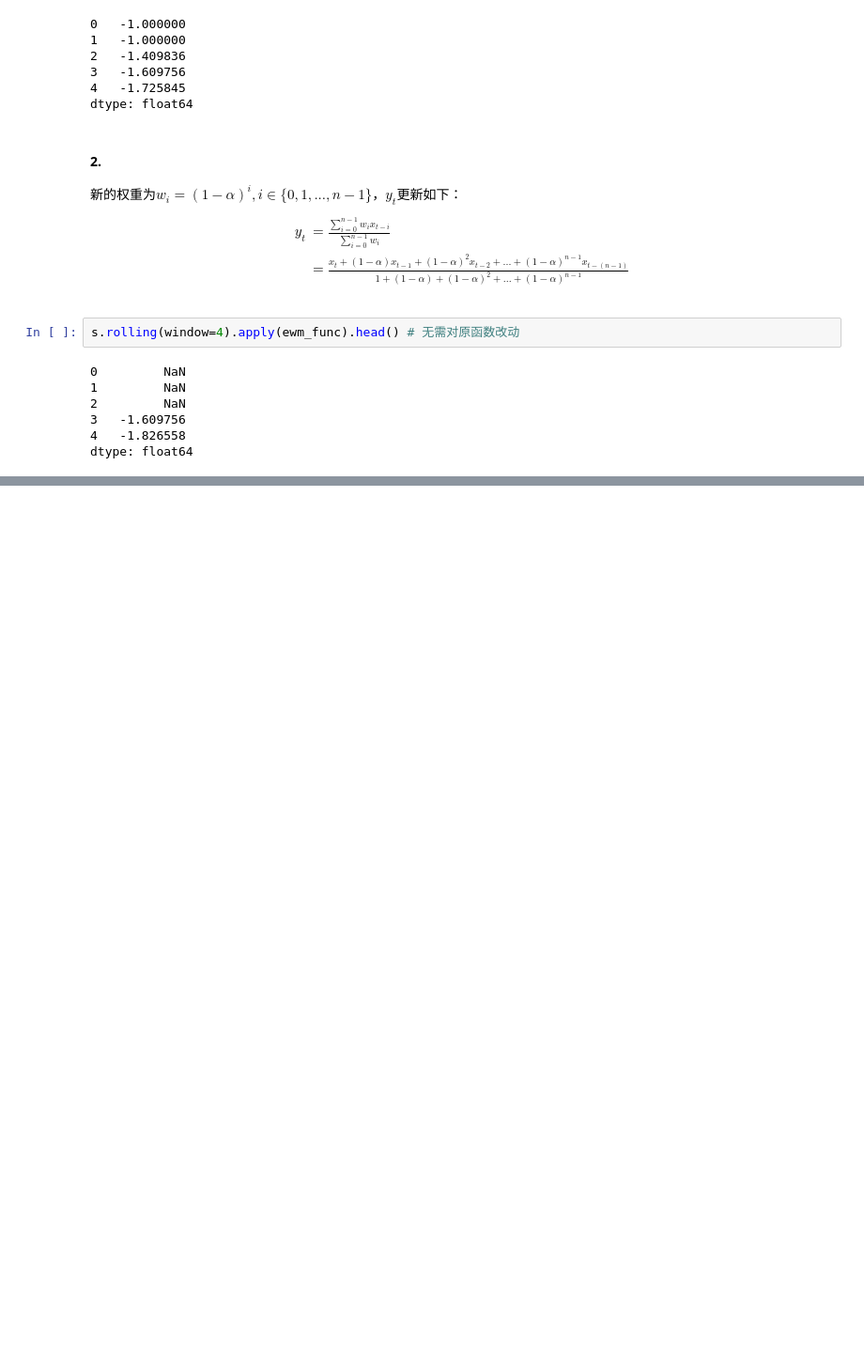
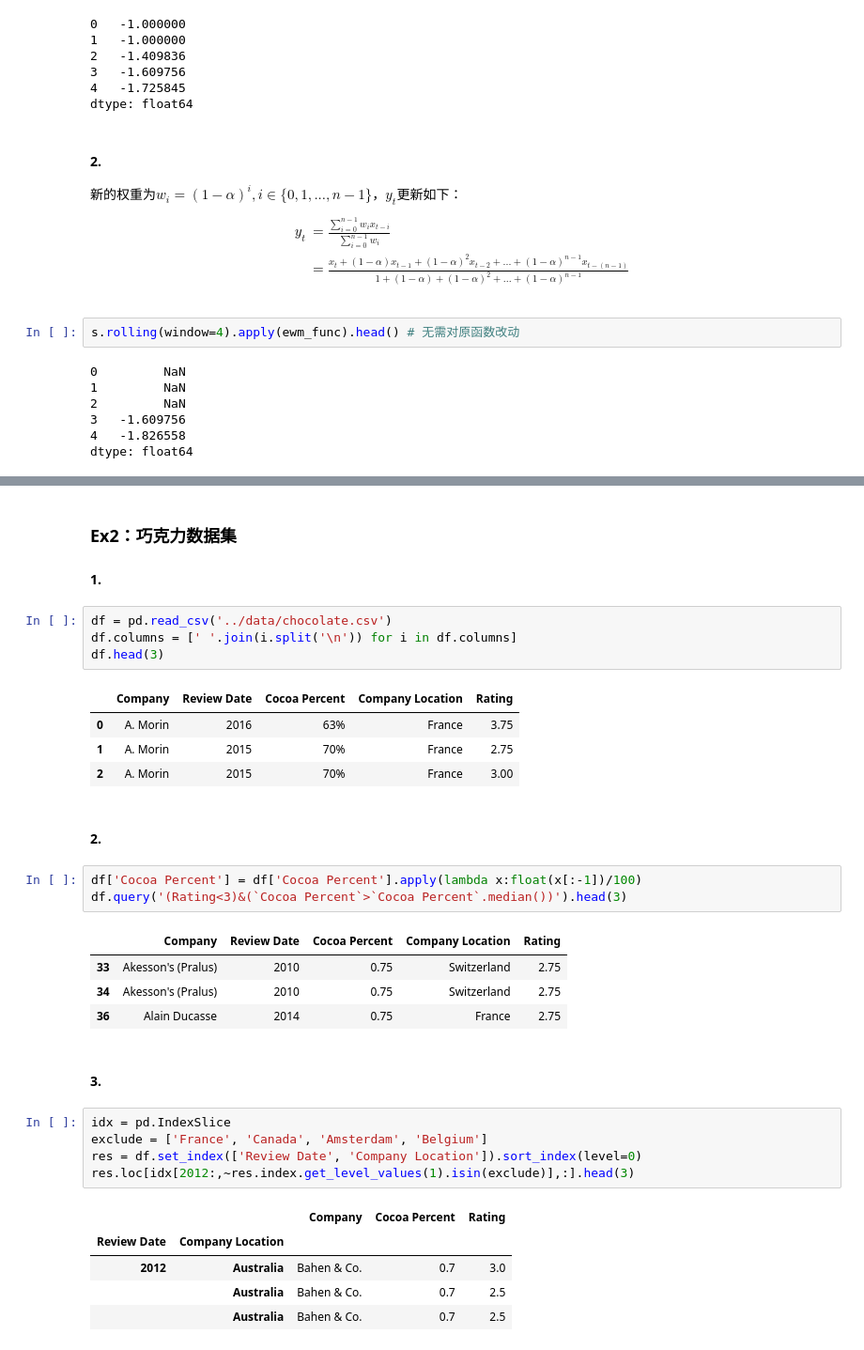
Before and after one commit to datawhalechina/joyful-pandas, a Jupyter notebook: notebook/参考答案.ipynb, the cells around one changed output, grey strips where cells are left out. Shown: that part at 94% size. Cells and saved outputs as stored; diff of their text form; blank space fills up the shorter version.

```diff
--- a/notebook/参考答案.ipynb
+++ b/notebook/参考答案.ipynb
@@ -199,0 +245,35 @@ dtype: float64
+# %% [markdown]
+### Ex2：巧克力数据集
+#### 1.
+# %%
+df = pd.read_csv('../data/chocolate.csv')
+df.columns = [' '.join(i.split('\n')) for i in df.columns]
+df.head(3)
+# %% [output]
+|  | Company | Review Date | Cocoa Percent | Company Location | Rating |
+| 0 | A. Morin | 2016 | 63% | France | 3.75 |
+| 1 | A. Morin | 2015 | 70% | France | 2.75 |
+| 2 | A. Morin | 2015 | 70% | France | 3.00 |
+# %% [markdown]
+#### 2.
+# %%
+df['Cocoa Percent'] = df['Cocoa Percent'].apply(lambda x:float(x[:-1])/100)
+df.query('(Rating<3)&(`Cocoa Percent`>`Cocoa Percent`.median())').head(3)
+# %% [output]
+|  | Company | Review Date | Cocoa Percent | Company Location | Rating |
+| 33 | Akesson's (Pralus) | 2010 | 0.75 | Switzerland | 2.75 |
+| 34 | Akesson's (Pralus) | 2010 | 0.75 | Switzerland | 2.75 |
+| 36 | Alain Ducasse | 2014 | 0.75 | France | 2.75 |
+# %% [markdown]
+#### 3.
+# %%
+idx = pd.IndexSlice
+exclude = ['France', 'Canada', 'Amsterdam', 'Belgium']
+res = df.set_index(['Review Date', 'Company Location']).sort_index(level=0)
+res.loc[idx[2012:,~res.index.get_level_values(1).isin(exclude)],:].head(3)
+# %% [output]
+|  |  | Company | Cocoa Percent | Rating |
+| Review Date | Company Location |  |  |  |
+| 2012 | Australia | Bahen & Co. | 0.7 | 3.0 |
+|  | Australia | Bahen & Co. | 0.7 | 2.5 |
+|  | Australia | Bahen & Co. | 0.7 | 2.5 |
```
Also changed, not shown: parts of 34 cells of this notebook, 35 other files.
